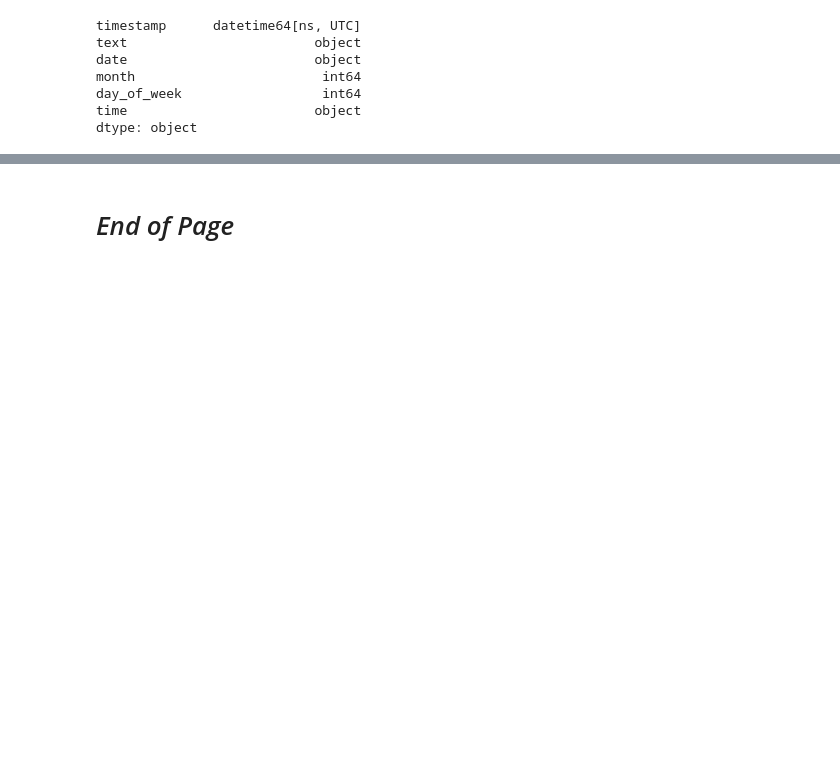
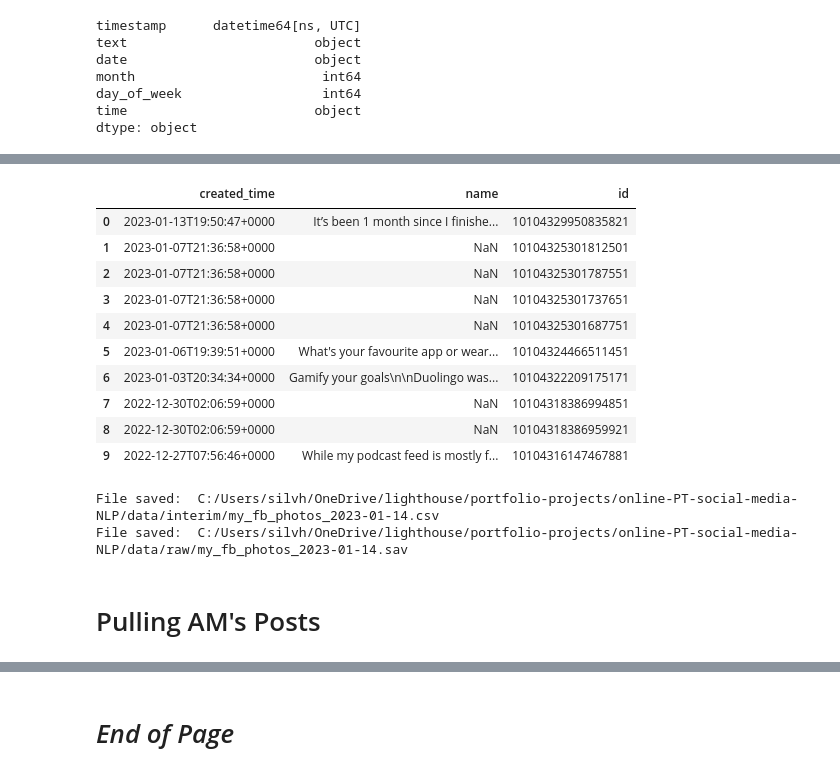
Before and after one commit to silvhua/online-PT-business-KPI, a Jupyter notebook: notebooks/2023-01-13 facebook API.ipynb, the cells around one changed output, grey strips where cells are left out. Saved outputs shown, nothing was run; the diff lists cells and outputs as text; code cells hidden in the pictures; blank space fills up the shorter version.

```diff
--- a/notebooks/2023-01-13 facebook API.ipynb
+++ b/notebooks/2023-01-13 facebook API.ipynb
@@ -84,0 +86,5 @@ dtype: object
+# %%
+json_path=r'C:\Users\silvh\OneDrive\lighthouse\portfolio-projects\online-PT-social-media-NLP\data\raw'
+filename='my_fb_posts_5page_2023-01-12.sav'
+response_json_5p = loadpickle(filename, json_path)
+response_json_5p
@@ -116,0 +162,25 @@ dtype: object
+# %%
+df_photos, response_json_photos = get_user_photos(user_id, access_token, pages=2)
+# %%
+df_photos.head(10)
+# %% [output]
+|  | created_time | name | id |
+| 0 | 2023-01-13T19:50:47+0000 | It’s been 1 month since I finishe... | 10104329950835821 |
+| 1 | 2023-01-07T21:36:58+0000 | NaN | 10104325301812501 |
+| 2 | 2023-01-07T21:36:58+0000 | NaN | 10104325301787551 |
+| 3 | 2023-01-07T21:36:58+0000 | NaN | 10104325301737651 |
+| 4 | 2023-01-07T21:36:58+0000 | NaN | 10104325301687751 |
+| 5 | 2023-01-06T19:39:51+0000 | What's your favourite app or wear... | 10104324466511451 |
+| 6 | 2023-01-03T20:34:34+0000 | Gamify your goals\n\nDuolingo was... | 10104322209175171 |
+| 7 | 2022-12-30T02:06:59+0000 | NaN | 10104318386994851 |
+| 8 | 2022-12-30T02:06:59+0000 | NaN | 10104318386959921 |
+| 9 | 2022-12-27T07:56:46+0000 | While my podcast feed is mostly f... | 10104316147467881 |
+# %%
+json_path=r'C:\Users\silvh\OneDrive\lighthouse\portfolio-projects\online-PT-social-media-NLP\data\raw'
+csv_path=r'C:\Users\silvh\OneDrive\lighthouse\portfolio-projects\online-PT-social-media-NLP\data\interim'
+filename='my_fb_photos_2023-01-14'
+save_csv(df_photos,filename,csv_path)
+savepickle(response_json_photos,filename,'sav',json_path)
+# %% [output]
+File saved:  C:/Users/silvh/OneDrive/lighthouse/portfolio-projects/online-PT-social-media-NLP/data/interim/my_fb_photos_2023-01-14.csv
+File saved:  C:/Users/silvh/OneDrive/lighthouse/portfolio-projects/online-PT-social-media-NLP/data/raw/my_fb_photos_2023-01-14.sav
@@ -116,0 +196,2 @@ dtype: object
+# %% [markdown]
+# Pulling AM's Posts
```
Also changed, not shown: parts of 26 cells of this notebook.
